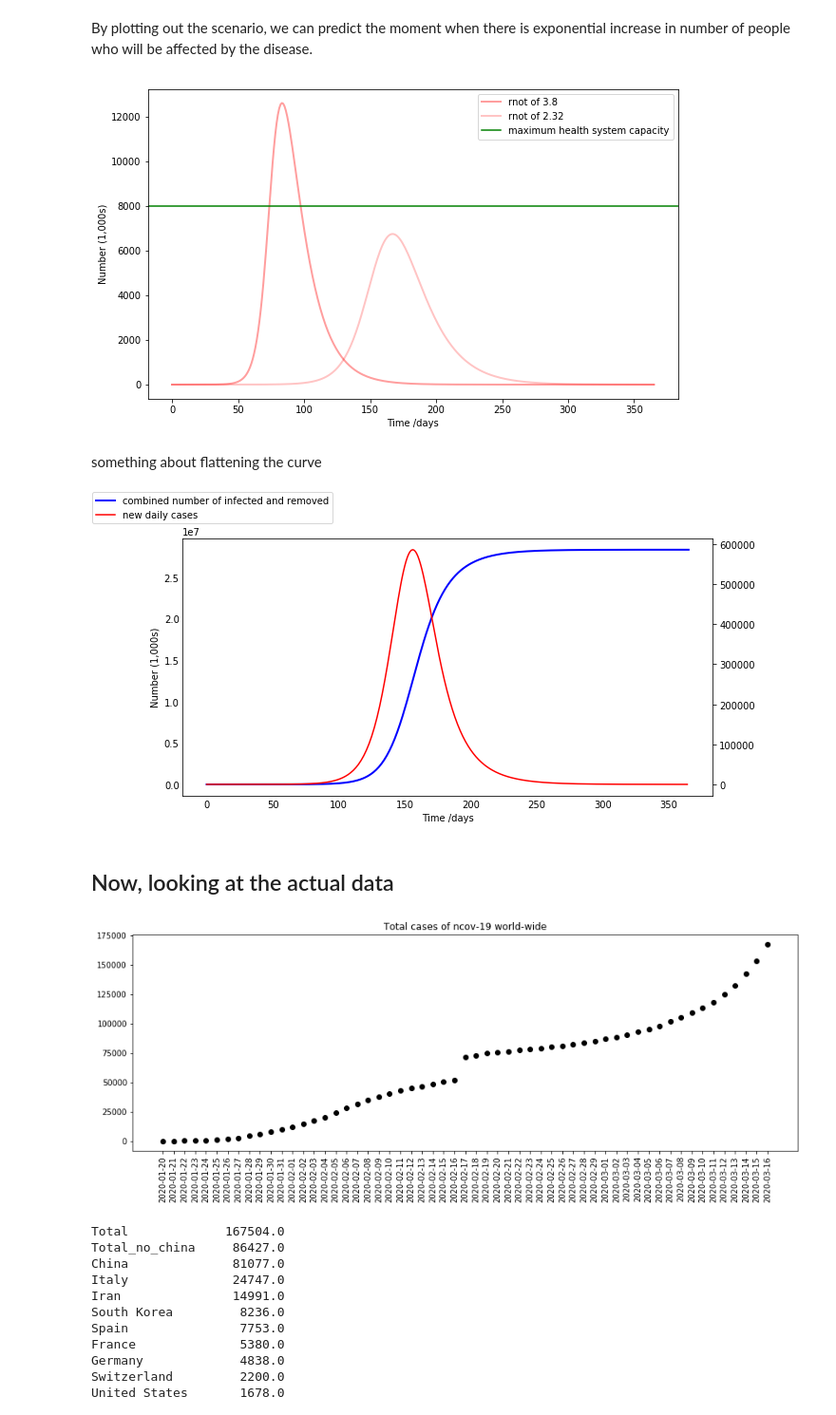
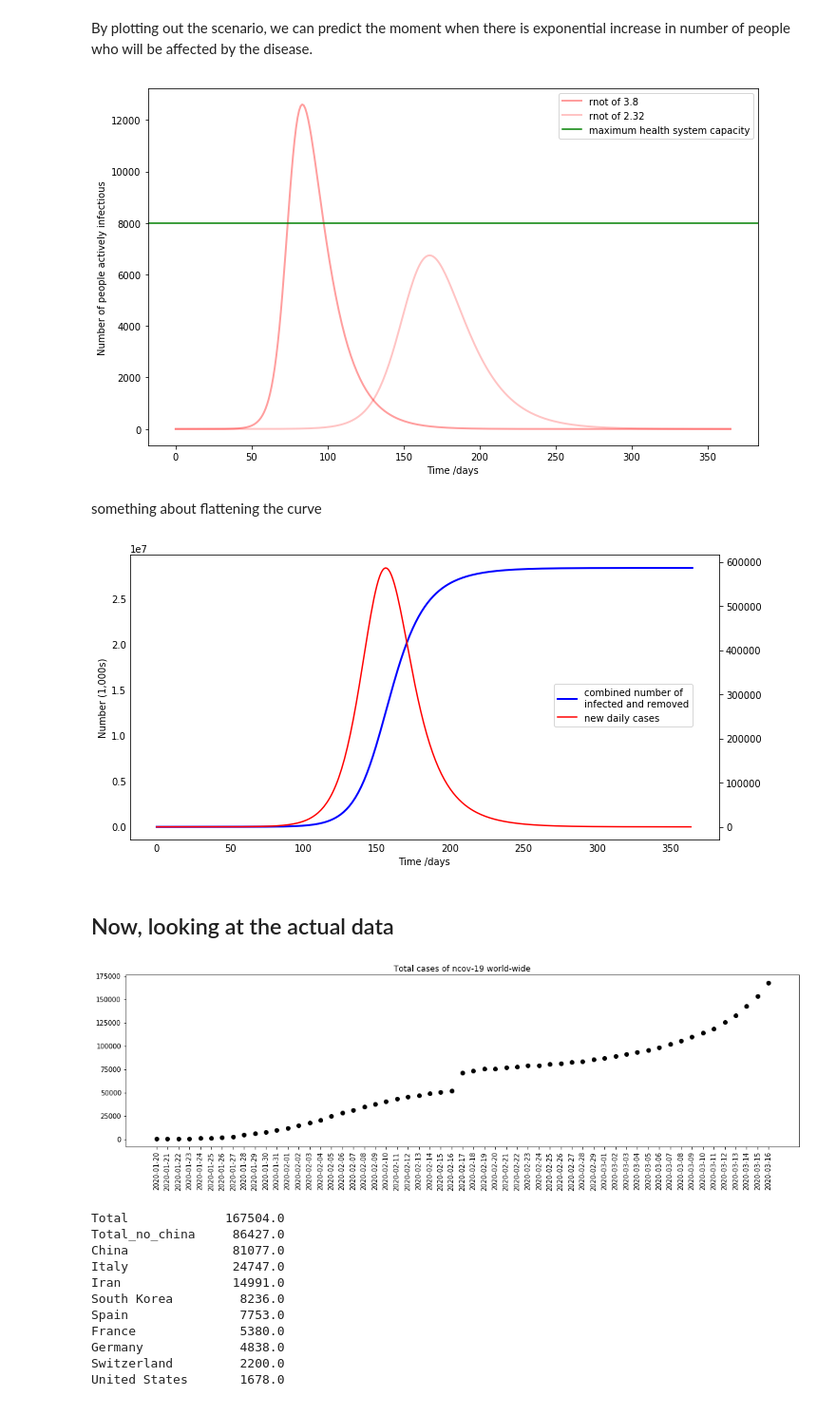
Before and after one commit to ericphamhung/covid-19, a Jupyter notebook: Main-ncov.ipynb, the cells around one changed output. Shown at 95% size. Cells and saved outputs as stored; diff of their text form; code cells hidden in the pictures.

Commit message:
added graphs

```diff
--- a/Main-ncov.ipynb
+++ b/Main-ncov.ipynb
@@ -131,14 +135,18 @@ for rnot in rnot_list:
     # Plot the data on three separate curves for I(t)
     plt.plot(t, I/1000, 'r', alpha=rnot/10, lw=2, label='rnot of {}'.format(rnot))
     plt.xlabel('Time /days')
-    plt.ylabel('Number (1,000s)')
+    plt.ylabel('Number of people actively infectious')
 
 
 plt.axhline(y=8000, label='maximum health system capacity', c='g')
 plt.legend()
+plt.tight_layout()
+
+plt.savefig('./figures/figure2.png', dpi=300)
+
 plt.show()
 # %% [output]
-[figure, old version]
+[figure, new version]
 # %% [markdown]
 something about flattening the curve
 # %%
@@ -146,7 +154,7 @@ something about flattening the curve
 
 fig = plt.figure(facecolor='w',figsize=(10, 5))
 ax = fig.add_subplot(111, axisbelow=True)
-ax.plot(t, I+R, 'b', alpha=1, lw=2, label='combined number of infected and removed')
+ax.plot(t, I+R, 'b', alpha=1, lw=2, label='combined number of \ninfected and removed')
 # ax.plot(t, S, 'g', alpha=0.5, lw=2, label='S')
 # ax.plot(t, R/1000, 'g', alpha=0.5, lw=2, label='Recovered with immunity \n or died')
 ax.set_xlabel('Time /days')
@@ -164,10 +172,14 @@ y_i = np.gradient(y)
 
 ax2 = ax.twinx()
 ax2.plot(y_i, c='r', label='new daily cases')
-fig.legend(borderaxespad=0.1, loc='upper left')
-plt.show()
+fig.legend(borderaxespad=8, loc='right')
+plt.tight_layout()
+
+plt.savefig('./figures/figure3.png', dpi=300)
+
+# plt.show()
 # %% [output]
-[figure, old version]
+[figure, new version]
 # %% [markdown]
 
 ## Now, looking at the actual data
@@ -196,15 +208,18 @@ df['Total'] = df.loc[:,df.columns != 'Total_no_china'].sum(axis=1)
 # %%
 # figure 1
 # total cases world wide
 
 plt.figure(figsize=(15,5))
 
 plt.scatter(x=df.index,y=df['Total'], color = 'k')
 plt.xticks(rotation=90)
 plt.title('Total cases of ncov-19 world-wide')
-plt.show()
+plt.tight_layout()
+plt.savefig('./figures/figure4.png', dpi=300)
+
+# plt.show()
 # %% [output]
-[figure, old version]
+[figure, new version]
 # %%
 #
 df.iloc[-1].sort_values(ascending=False).head(n=13)
```
Also changed, not shown: parts of 8 cells of this notebook, 28 other files.
